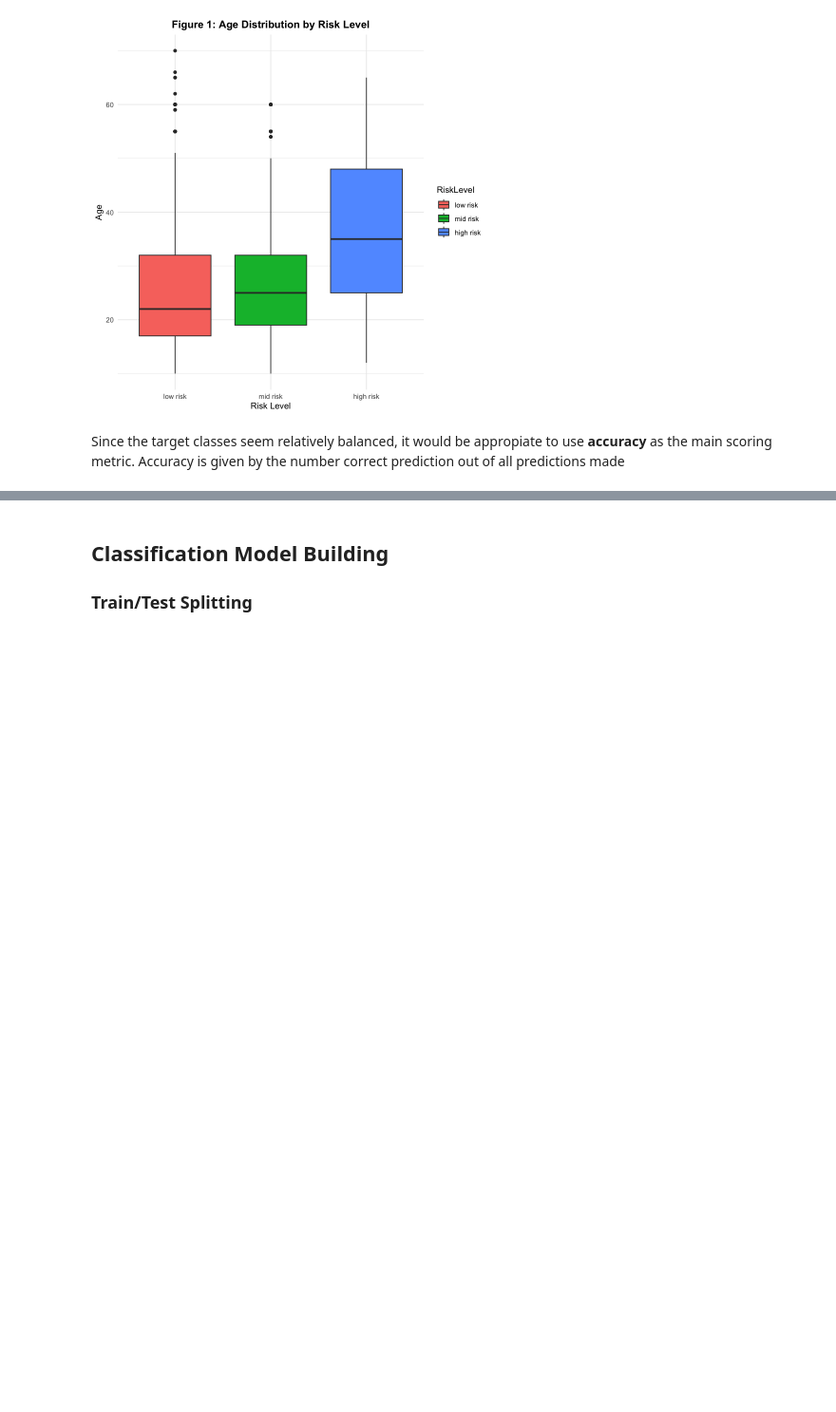
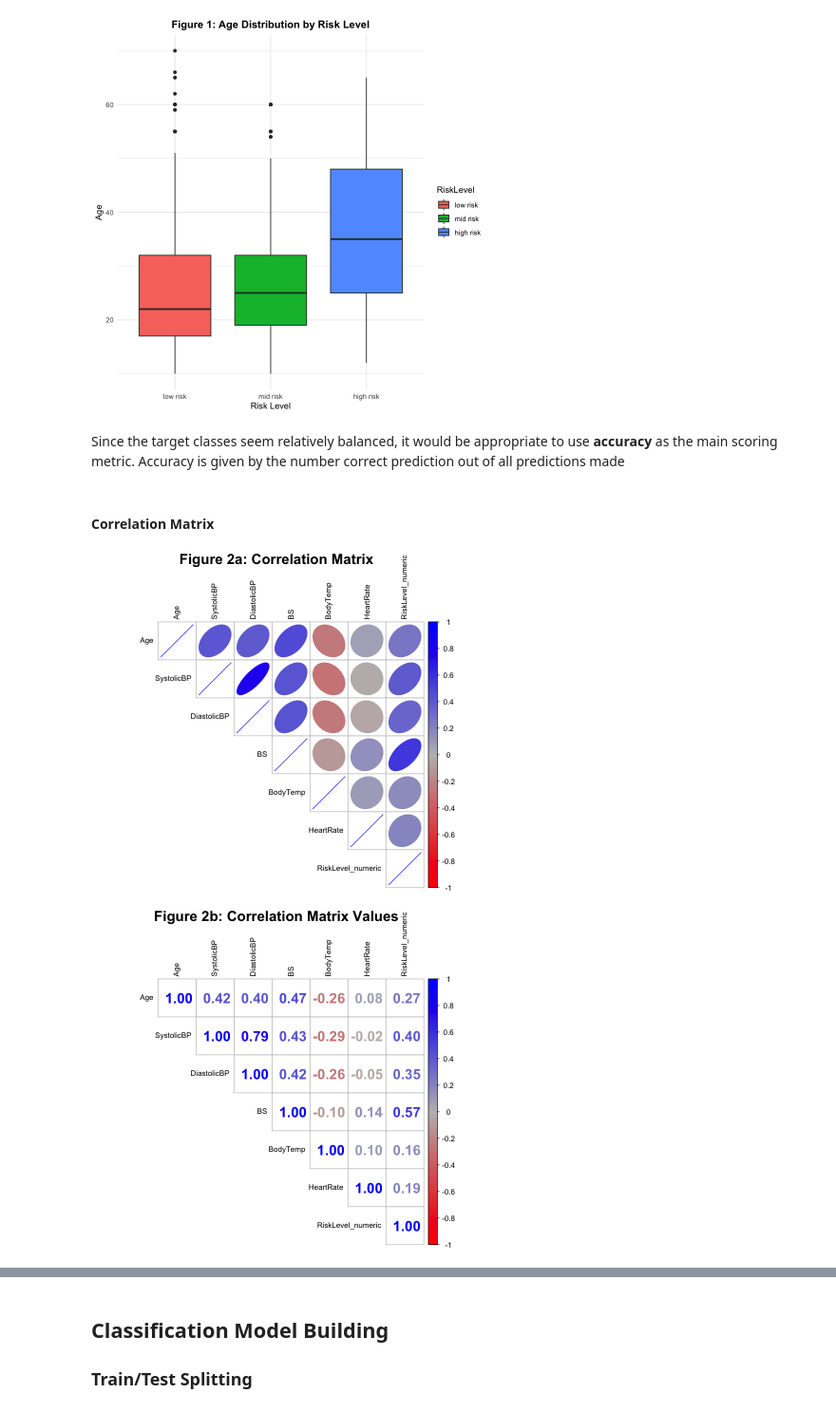
Before and after one commit to DSCI-310-2025/dsci-310-group-03, a Jupyter notebook: data_analysis.ipynb, the cells around one changed output, grey strips where cells are left out. Shown at 95% size. Saved outputs shown, nothing was run; the diff lists cells and outputs as text; code cells hidden in the pictures; blank space fills up the shorter version.

Commit message:
edited data analysis, readme, and dockerfile

```diff
--- a/data_analysis.ipynb
+++ b/data_analysis.ipynb
@@ -185,5 +204,28 @@ ggplot(data_clean, aes(x = RiskLevel, y = Age, fill = RiskLevel)) +
 # %% [output]
 [figure]
 # %% [markdown]
-Since the target classes seem relatively balanced, it would be appropiate to use **accuracy** as the main scoring metric. Accuracy is given by the number correct prediction out of all predictions made
+Since the target classes seem relatively balanced, it would be appropriate to use **accuracy** as the main scoring metric. Accuracy is given by the number correct prediction out of all predictions made
+# %% [markdown]
+#### Correlation Matrix
+# %%
+# Temporarily change RiskLevel to numerical values (3 = high risk, 2 = mid risk, 1 = low risk)
+data_numeric <- data_clean %>%
+  mutate(RiskLevel_numeric = as.numeric(RiskLevel)) %>%
+  select(-RiskLevel)
+
+cor_matrix <- cor(data_numeric)
+
+options(repr.plot.width=6.5, repr.plot.height=6)
+
+corrplot(cor_matrix, method = "ellipse", type = "upper", tl.cex = 0.8, tl.col = "black",
+    col = colorRampPalette(c("red", "grey", "blue"))(200))
+mtext("Figure 2a: Correlation Matrix", side = 3, line = 3, cex = 1.5, font = 2)
+
+
+corrplot(cor_matrix, method = "number", type = "upper", number.cex = 1.5, tl.cex = 0.8, tl.col = "black",
+    col = colorRampPalette(c("red", "grey", "blue"))(200))
+mtext("Figure 2b: Correlation Matrix Values", side = 3, line = 3, cex = 1.5, font = 2)
+# %% [output]
+[figure, added]
+[figure, added]
 # %% [markdown]
```
Also changed, not shown: parts of 35 cells of this notebook, 2 other files.
